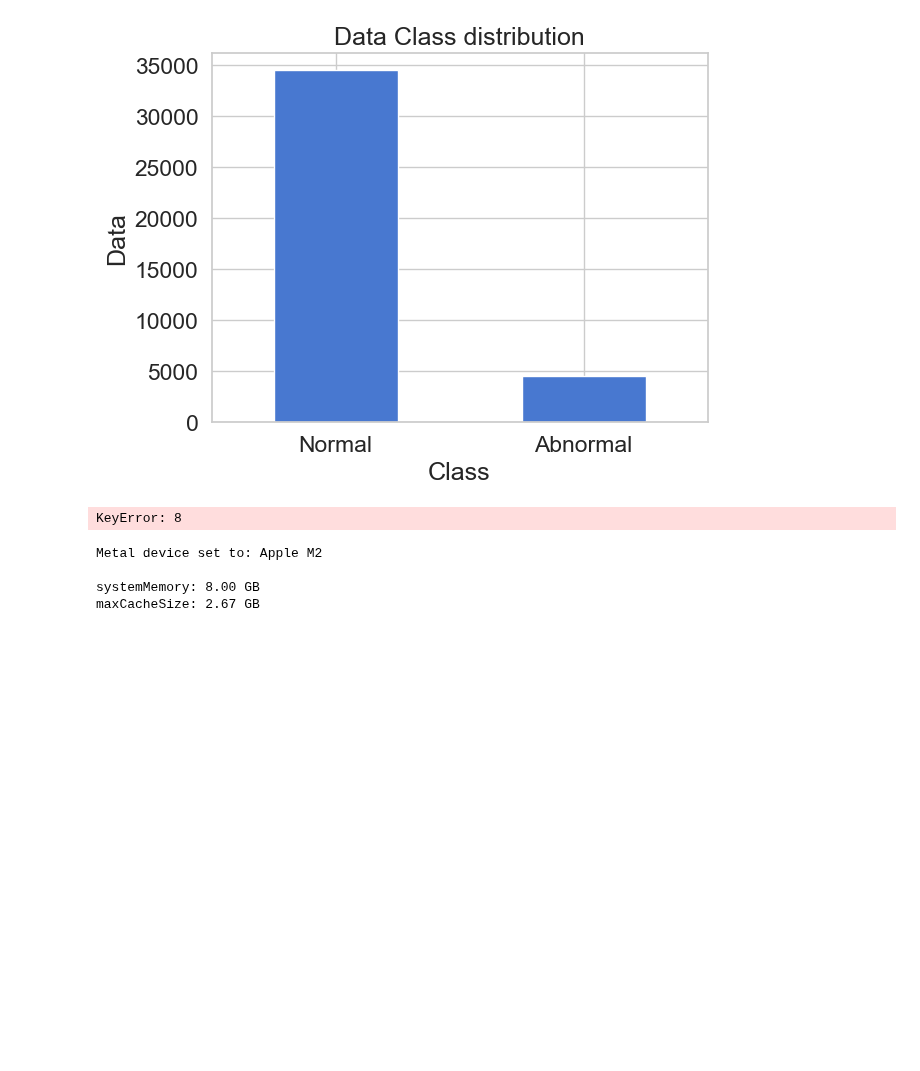
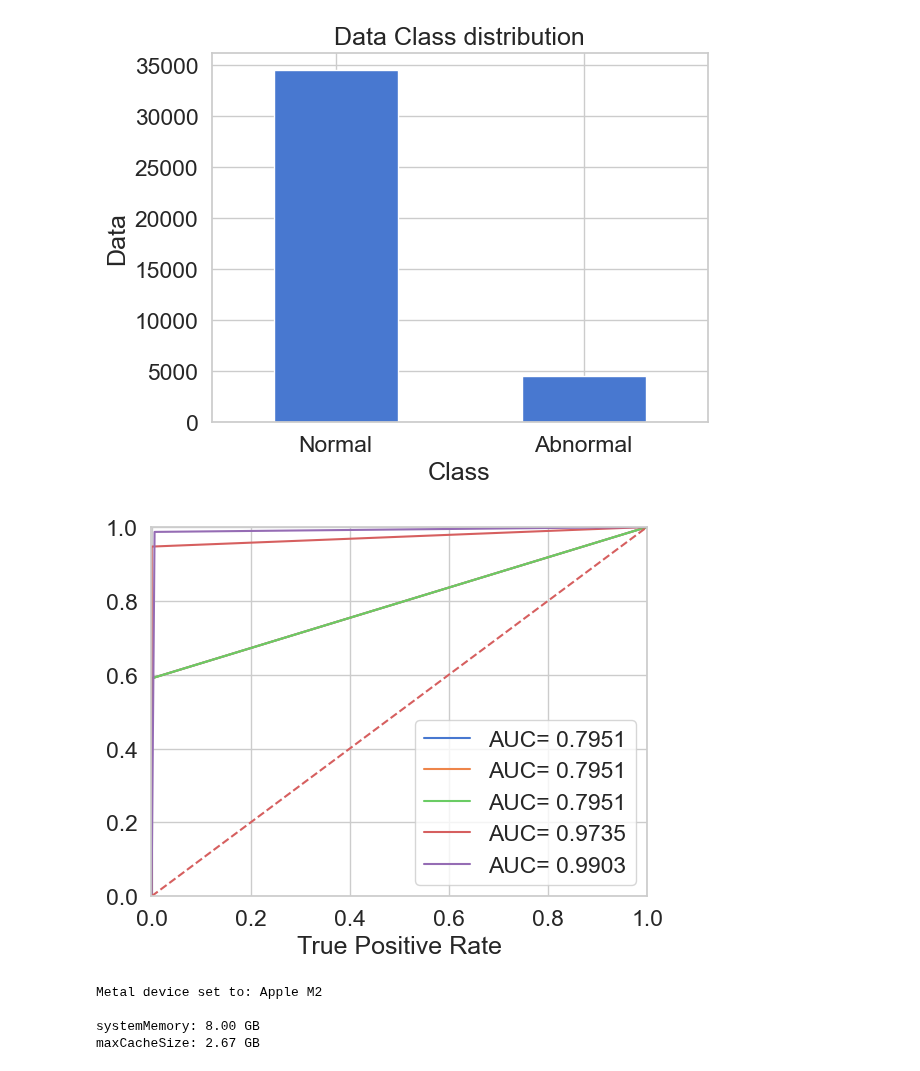
Before and after one commit to 98uranus/Autoencoder, a Jupyter notebook: Performance_graph.ipynb, the cells around one changed output. Cells and saved outputs as stored; diff of their text form; code cells hidden in the pictures; blank space fills up the shorter version.

```diff
--- a/Performance_graph.ipynb
+++ b/Performance_graph.ipynb
@@ -96,27 +96,32 @@ def load_models(Model_Name, AE_models, AE_Name, GMM_models, GMM_Name, rate):
                     for l in GMM_Name:
                         l = joblib.load(i)
                         scores=l.score_samples(encoded_test_data)
+                        dic = {}
+                        df = {}
+                        df[m] = [dic]
 
-                        for n in rate:
-                            threshold = np.percentile(scores, n)
+                        for g in rate:
+
+                            threshold = np.percentile(scores, g)
                             y_pred = np.zeros_like(scores)
                             y_pred[scores < threshold] = 1
-
                             precision, recall, thresholds1 = precision_recall_curve(y_test, y_pred)
                             fpr, tpr, thresholds2 = roc_curve(y_test, y_pred)
                             roc_auc = auc(fpr, tpr)
                             f1 = f1_score(y_test, y_pred)
                             conf_matrix = confusion_matrix(y_test, y_pred)
 
-                            dic = {n:[]}
+                            dic1 = {'fpr': fpr, 'tpr': tpr, 'roc_auc': roc_auc}
+                            dic2 = {'precision': precision, 'recall': recall, 'f1': f1, 'conf_matix': conf_matrix}
+                            dic[g] = [dic1, dic2]
 
-    return dic1, dic2
+    return df
 
 def plot_models(df, Model_Name, rate):
     for m in Model_Name:
         for n in rate:
-            plt.plot(df[m][n][2], df[m][n][3], 'b', label='AUC= %0.4f'% df[m][n][5])
-    plt.legend(loc='lower right')
+            plt.plot(df[m][0][n][0]['fpr'], df[m][0][n][0]['tpr'], label='AUC= %0.4f'% df[m][0][n][0]['roc_auc'])
+            plt.legend(loc='lower right')
     plt.plot([0, 1], [0, 1], 'r--')
     plt.xlim([-0.001, 1.0])
     plt.ylim([0.0, 1.001])
@@ -126,19 +131,17 @@ def plot_models(df, Model_Name, rate):
 # %%
 Model_Name = ["DAGMM1"]
 AE_models = ['DAGMM']
 AE_Name = ["DAGMM_AE"]
 GMM_models = ['DAGMM_GMM.pkl']
 GMM_Name = ['DAGMM_GMM']
 # rate = 11.6
 rate = list(range(8,13,1))
 
-dic1 = {'fpr': [], 'tpr': [], 'roc_auc': []}
-dic2 = {'precision': [], 'recall': [], 'f1': [], 'conf_matix': []}
-df1, df2 = load_models(Model_Name, AE_models, AE_Name, GMM_models, GMM_Name, rate)
+df = load_models(Model_Name, AE_models, AE_Name, GMM_models, GMM_Name, rate)
 # print(dic['DAGMM1'][0])
 plot_models(df, Model_Name, rate)
 # %% [output]
-KeyError: 8
+[figure, added]
 # %%
 DAGMM = load_model('DAGMM')
 gmm = joblib.load('DAGMM_GMM.pkl')
```
Also changed, not shown: 1 other file.
